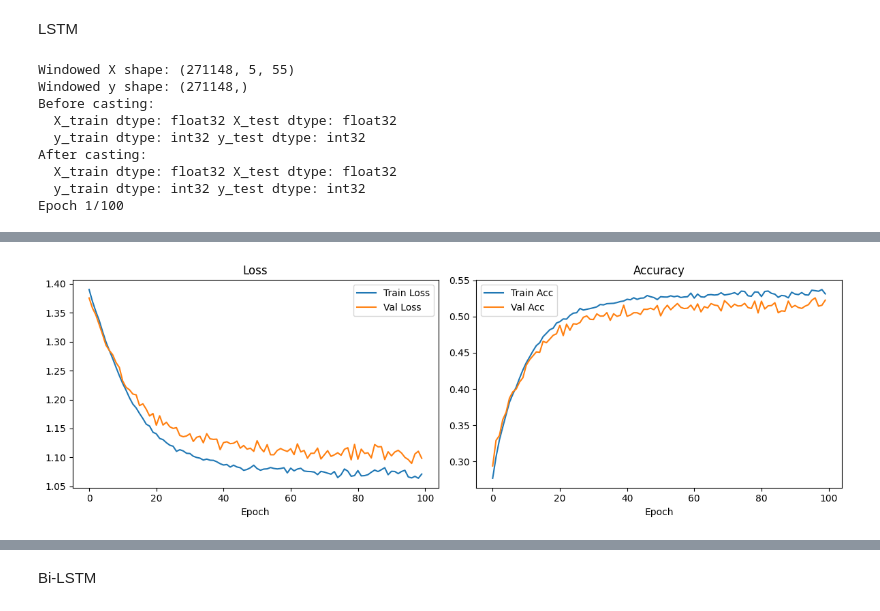
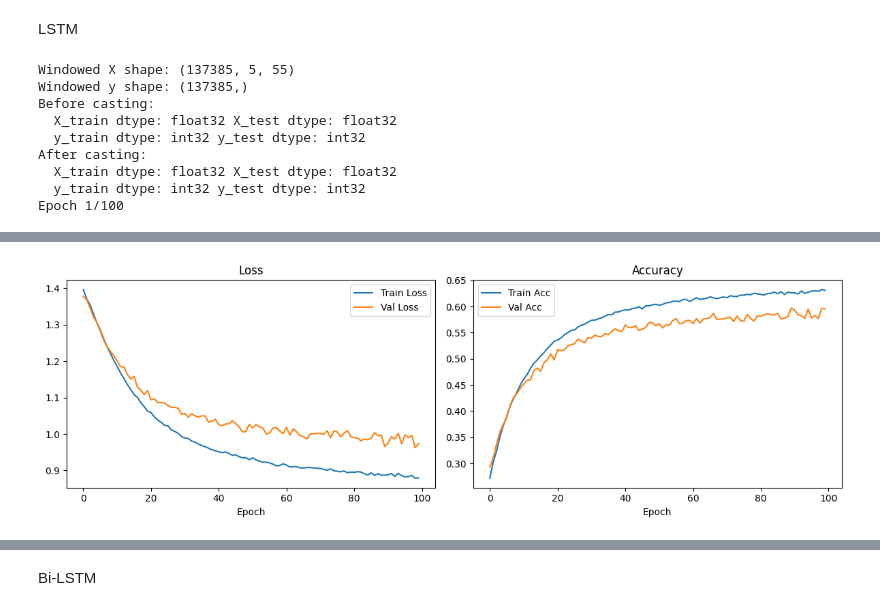
Before and after one commit to Imrann-Khan/EEG_Classifications, a Jupyter notebook: final.ipynb, the cells around one changed output, grey strips where cells are left out. Drawn from its saved outputs; the diff is of its cells as text; code cells hidden in the pictures.

```diff
--- a/final.ipynb
+++ b/final.ipynb
@@ -41,7 +41,7 @@ for subj in subjects:
         events, _ = mne.events_from_annotations(raw)
         epochs = mne.Epochs(
             raw, events, event_codes,
-            tmin=-2.0, tmax=3.0,
+            tmin=-1.5, tmax=1.0,
             baseline=(None, 0.0),
             preload=True, verbose=False
         )
@@ -164,7 +164,7 @@ print("Windowed y shape:", y_windows.shape)  # (n_windows,)
 # Now split *these* windows into train/val/test instead of the full‐epoch data
 X_tr, X_temp, y_tr, y_temp = train_test_split(
     X_windows, y_windows,
-    test_size=0.4,
+    test_size=0.3,
     random_state=42,
     stratify=y_windows
 )
@@ -237,8 +237,8 @@ plt.legend()
 plt.tight_layout()
 plt.show()
 # %% [output]
-Windowed X shape: (271148, 5, 55)
-Windowed y shape: (271148,)
+Windowed X shape: (137385, 5, 55)
+Windowed y shape: (137385,)
 Before casting:
   X_train dtype: float32 X_test dtype: float32
   y_train dtype: int32 y_test dtype: int32
@@ -266,4 +266,4 @@ Test loss: 1.0986 | Test accuracy: 52.25%
-[figure, old version]
+[figure, new version]
 # %%
 import matplotlib.pyplot as plt
 from tensorflow.keras.models import Sequential
```
Also changed, not shown: parts of 5 cells of this notebook.
